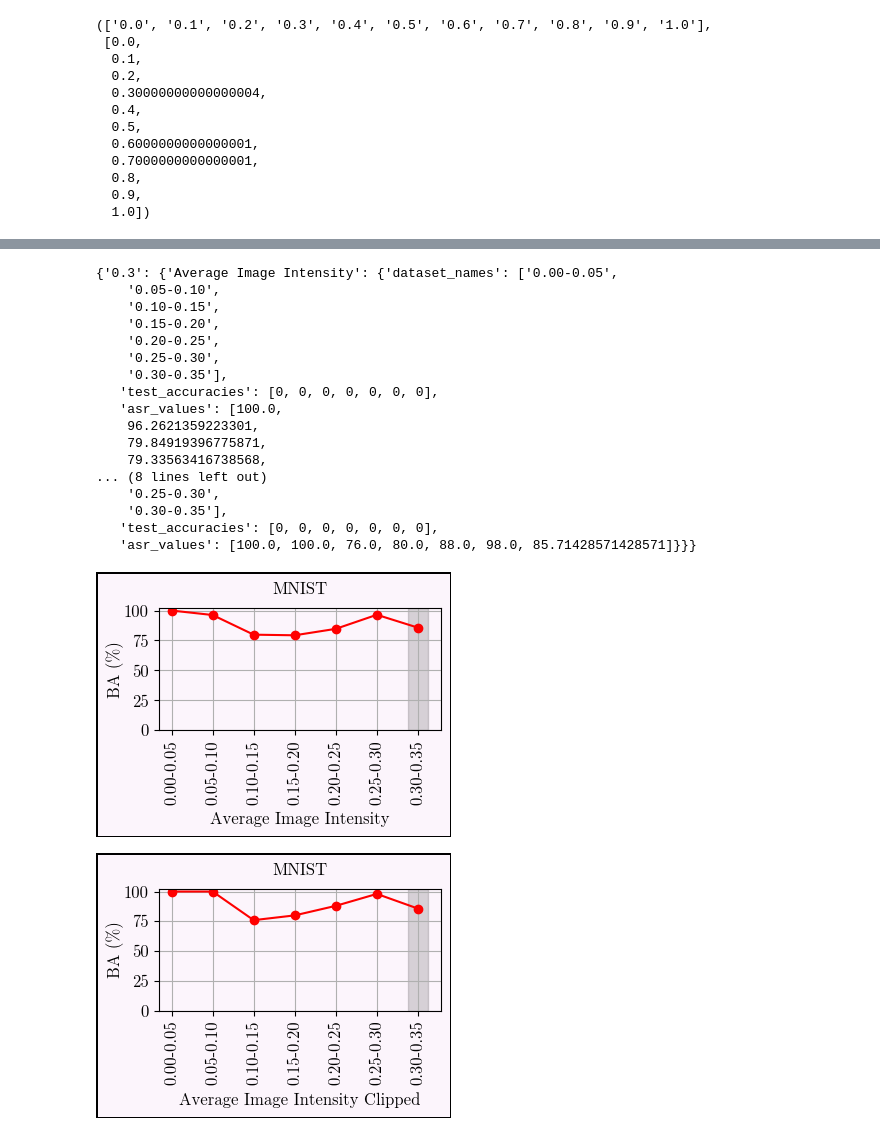
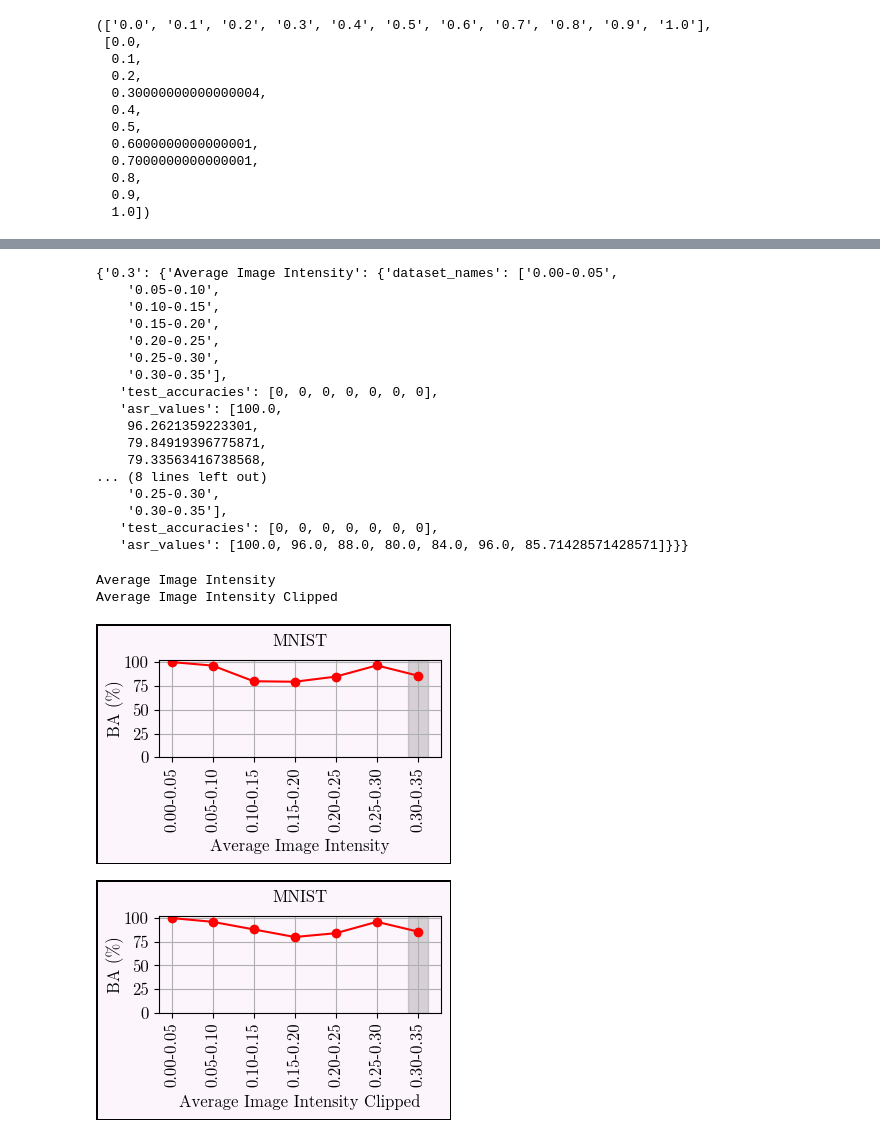
Before and after one commit to nishant-ingle/backdoors, a Jupyter notebook: fork-pixel-conv2d-intensity.ipynb, the cells around one changed output, grey strips where cells are left out. Cells and saved outputs as stored; diff of their text form; code cells hidden in the pictures.

Commit message:
Kaggle Notebook | fork-pixel-conv2d-intensity | Version 11

```diff
--- a/fork-pixel-conv2d-intensity.ipynb
+++ b/fork-pixel-conv2d-intensity.ipynb
@@ -1361,42 +1311,30 @@ Accuracy on infected dataset:  85.71428571428571 0.6644803285598755
 ASR Test Accuracy: 85.71428571428571
 # %%
 """
-{'0.3': {'Average Intensity Datasets': {'dataset_names': ['0.00-0.05',
+{'0.3': {'Average Image Intensity': {'dataset_names': ['0.00-0.05',
     '0.05-0.10',
     '0.10-0.15',
     '0.15-0.20',
     '0.20-0.25',
     '0.25-0.30',
     '0.30-0.35'],
-   'test_accuracies': [92.5,
-    97.55664149266993,
-    97.90505905950523,
-    98.05510534846029,
-    95.83333333333333,
-    99.1304347826087,
-    85.71428571428571],
+   'test_accuracies': [0, 0, 0, 0, 0, 0, 0],
    'asr_values': [100.0,
-    98.98058252427184,
-    91.78367134685388,
-    88.82657463330457,
-    92.64150943396227,
-    98.23008849557522,
-    100.0]},
-  'Average Intensity Datasets Clipped': {'dataset_names': ['0.00-0.05',
+    96.2621359223301,
+    79.84919396775871,
+    79.33563416738568,
+    84.71698113207547,
+    96.46017699115045,
+    85.71428571428571]},
+  'Average Image Intensity Clipped': {'dataset_names': ['0.00-0.05',
     '0.05-0.10',
     '0.10-0.15',
     '0.15-0.20',
     '0.20-0.25',
     '0.25-0.30',
     '0.30-0.35'],
-   'test_accuracies': [92.0, 98.0, 98.0, 98.0, 92.0, 100.0, 85.71428571428571],
-   'asr_values': [100.0,
-    97.67441860465117,
-    95.45454545454545,
-    89.79591836734694,
-    95.74468085106383,
-    97.95918367346938,
-    100.0]}}}
+   'test_accuracies': [0, 0, 0, 0, 0, 0, 0],
+   'asr_values': [100.0, 96.0, 88.0, 80.0, 84.0, 96.0, 85.71428571428571]}}}
 """
 results
 # %% [output]
@@ -1416,7 +1354,7 @@ results
     '0.25-0.30',
     '0.30-0.35'],
    'test_accuracies': [0, 0, 0, 0, 0, 0, 0],
-   'asr_values': [100.0, 100.0, 76.0, 80.0, 88.0, 98.0, 85.71428571428571]}}}
+   'asr_values': [100.0, 96.0, 88.0, 80.0, 84.0, 96.0, 85.71428571428571]}}}
 # %%
 highlight_labels_by_group = {
     "Average Image Intensity": ["0.30-0.35"],
@@ -1434,7 +1372,7 @@ for label, groups in results.items():
         asr_values = group_data["asr_values"]
 
         # Plot clean accuracy and ASR for the current group and label
-        width, height = 3.65, 2.75
+        width, height = 3.65, 2.5
         if 'clipped' in group_name.lower() and 'border' in group_name.lower():
             width = 4.6
 
@@ -1456,35 +1394,38 @@ for label, groups in results.items():
         fig.patch.set_edgecolor("black")
         fig.patch.set_linewidth(2)
         ax.set_facecolor(pink)
         ax.set_yticks([0, 25, 50, 75, 100])
 
         if "Class" in group_name:
           plt.plot(dataset_names, clean_accuracies, marker='o', label="Clean Accuracy", color='blue')
         plt.plot(dataset_names, asr_values, marker='o', label="BA", color='red')
         plt.xticks(rotation=90)
         plt.xlabel(group_name, fontproperties=font10, labelpad=5)
         plt.ylabel("BA (%)", fontproperties=font10, labelpad=0)
         plt.title(f'MNIST', fontproperties=font10, pad=10)
 
         plt.grid(True)
 
         # Set font properties for x-axis ticks
         for tick_label in ax.get_xticklabels():
             tick_label.set_fontproperties(font10)
 
         # Set font properties for y-axis ticks
         for tick_label in ax.get_yticklabels():
             tick_label.set_fontproperties(font10)
 
         plt.tight_layout()
         # plt.show()
+        print(group_name)
 
         file = f"fork_conv2d_test_asr_vs_{group_name}.pdf"
         plt.savefig(file)
         to_download.append(file)
 # %% [output]
+Average Image Intensity
+Average Image Intensity Clipped
-[figure, old version]
+[figure, new version]
-[figure, old version]
+[figure, new version]
 # %%
 import os
 import zipfile
```
Also changed, not shown: parts of 10 cells of this notebook.
